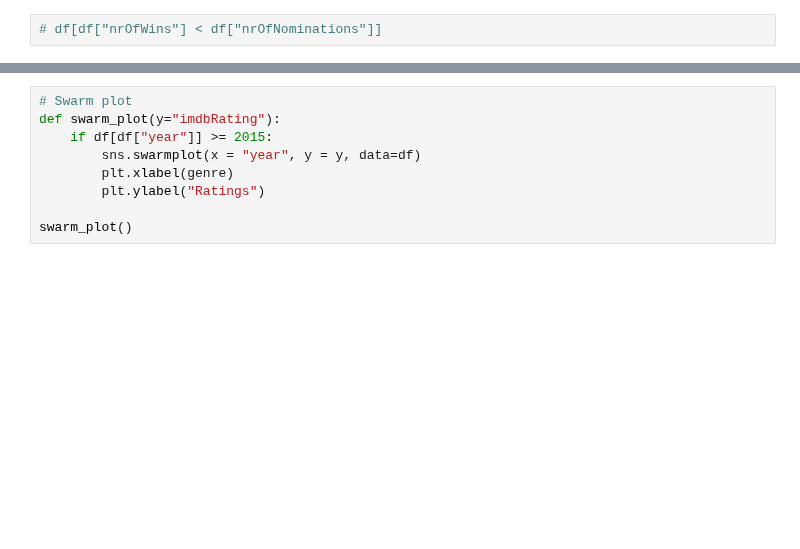
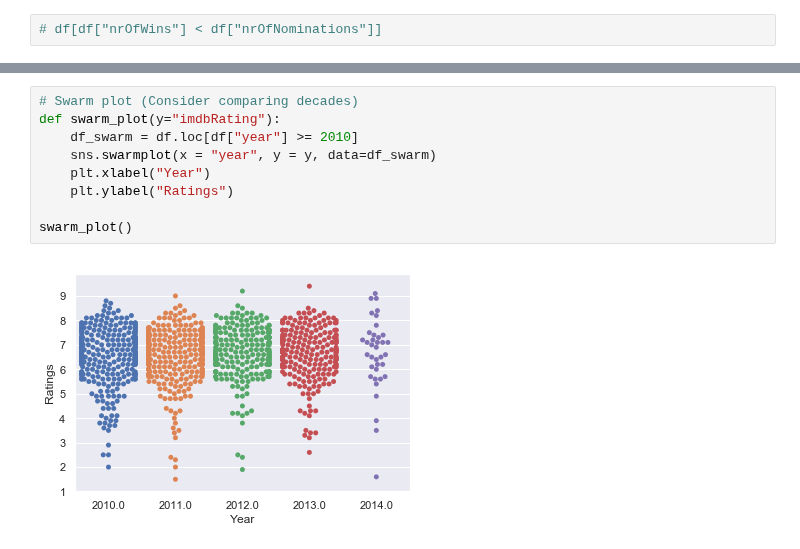
Before and after one commit to NumEconCopenhagen/projects-2019-credible-threats, a Jupyter notebook: dataproject/Data_Project.ipynb, the cells around one changed output, grey strips where cells are left out. Drawn from its saved outputs; the diff is of its cells as text; blank space fills up the shorter version.

```diff
--- a/dataproject/Data_Project.ipynb
+++ b/dataproject/Data_Project.ipynb
@@ -195,9 +199,11 @@ Text(0, 0.5, 'Nr. of Wins')
 # %%
-# Swarm plot
+# Swarm plot (Consider comparing decades)
 def swarm_plot(y="imdbRating"):
-    if df[df["year"]] >= 2015:
-        sns.swarmplot(x = "year", y = y, data=df)
-        plt.xlabel(genre)
-        plt.ylabel("Ratings")
+    df_swarm = df.loc[df["year"] >= 2010]
+    sns.swarmplot(x = "year", y = y, data=df_swarm)
+    plt.xlabel("Year")
+    plt.ylabel("Ratings")
 
 swarm_plot()
+# %% [output]
+[figure, added]
```
Also changed, not shown: parts of 8 cells of this notebook, 1 other file.
